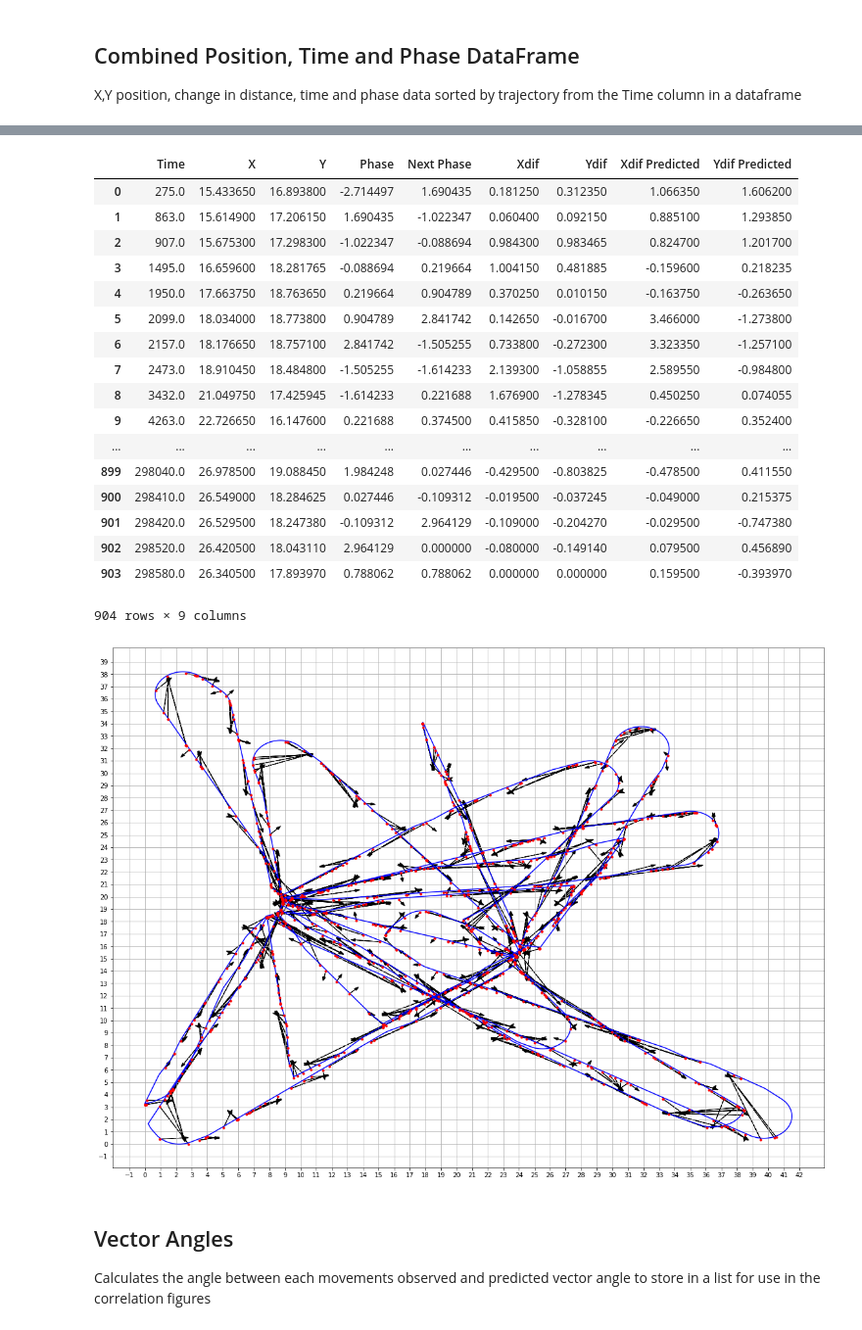
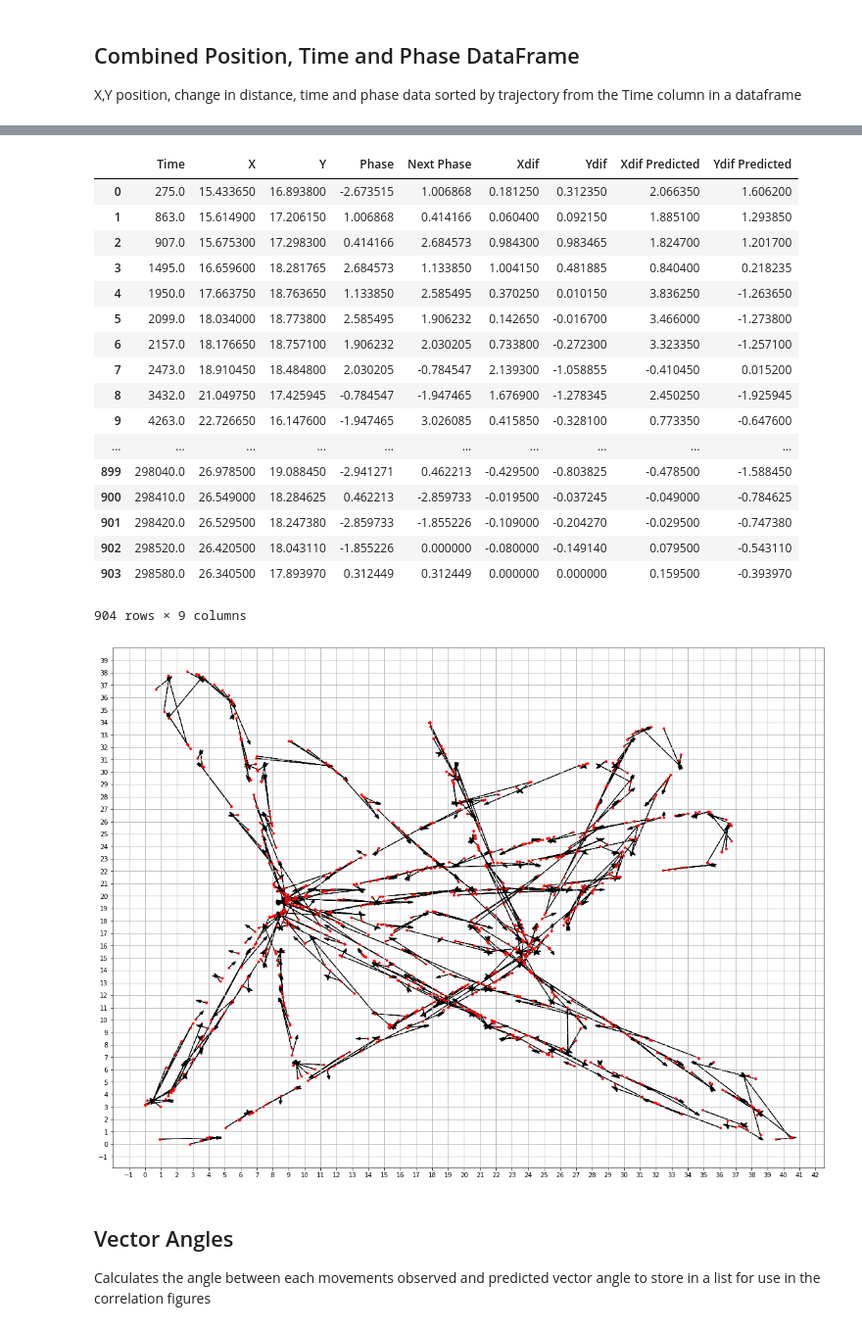
Before and after one commit to DanielHHowell/Grid-Cell, a Jupyter notebook: Grid Cell Phase Main.ipynb, the cells around one changed output, grey strips where cells are left out. Shown at 98% size. Saved outputs shown, nothing was run; the diff lists cells and outputs as text; code cells hidden in the pictures.

```diff
--- a/Grid Cell Phase Main.ipynb
+++ b/Grid Cell Phase Main.ipynb
@@ -154,0 +130,14 @@ mpm_dict
+# %%
+raw = np.loadtxt(dir+'MeanPhaseMap.csv',delimiter=',')
+
+#Flipping to align + stripping erraneous values
+MeanPhaseMap = np.flip(raw,axis=0)
+MeanPhaseMap[0]='NaN'
+MeanPhaseMap[:,-1]='NaN'
+MeanPhaseMap = MeanPhaseMap[1:-1,:-2]
+arena_size = MeanPhaseMap.shape
+
+plt.matshow(MeanPhaseMap)
+
+#To-do: reflect radians in bar
+plt.colorbar()
@@ -260,4 +231,6 @@ phase_df
 # %%
+phase_df = pd.DataFrame(MeanPhaseMap)
+
 #A padded phase map for use in edge-cases for extracting the 5x5 adjacency matrix below
 padded_phase_map = np.pad(phase_df,pad_width=2,mode='constant',constant_values=np.nan)
 padded_phase_df = pd.DataFrame(data=padded_phase_map)
@@ -312,13 +285,13 @@ def adjacent_spikes(spikes, phase):
         x = int(i[0])
         y = int(i[1])
         phases.append(phase_df.iloc[y_size - y, x])
-        vars.append(var_df.iloc[y_size - y, x])
+        #vars.append(var_df.iloc[y_size - y, x])
     phases = np.asarray(phases)
-    vars = np.asarray(vars)
-    diffs = np.abs(phases - phase)*vars
+    #vars = np.asarray(vars)
+    #diffs = np.abs(phases - phase)*vars
 
     try:
-        nearest = np.nanargmin(diffs)
+        nearest = np.nanargmin(np.abs(phases-phase))
     except:
         nearest = 0
 
@@ -387,7 +360,7 @@ if analysis_type == 'spatial':
 
 # Temporal Analysis
 if analysis_type == 'temporal':
-    predicted = [adjacent_spikes(combined[i:i+7,1:3],combined[i,4]) for i in range(len(combined))]
+    predicted = [adjacent_spikes(combined[i:i+6,1:3],combined[i,4]) for i in range(len(combined))]
     predicted_movement = np.asarray(predicted)
 
 all=np.column_stack((combined,predicted_movement))
@@ -396,38 +369,38 @@ df = pd.DataFrame(data=all, columns=['Time','X','Y','Phase','Next Phase','Xdif',
 df
 # %% [output]
 |  | Time | X | Y | Phase | Next Phase | Xdif | Ydif | Xdif Predicted | Ydif Predicted |
-| 0 | 275.0 | 15.433650 | 16.893800 | -2.714497 | 1.690435 | 0.181250 | 0.312350 | 1.066350 | 1.606200 |
-| 1 | 863.0 | 15.614900 | 17.206150 | 1.690435 | -1.022347 | 0.060400 | 0.092150 | 0.885100 | 1.293850 |
-| 2 | 907.0 | 15.675300 | 17.298300 | -1.022347 | -0.088694 | 0.984300 | 0.983465 | 0.824700 | 1.201700 |
-| 3 | 1495.0 | 16.659600 | 18.281765 | -0.088694 | 0.219664 | 1.004150 | 0.481885 | -0.159600 | 0.218235 |
-| 4 | 1950.0 | 17.663750 | 18.763650 | 0.219664 | 0.904789 | 0.370250 | 0.010150 | -0.163750 | -0.263650 |
-| 5 | 2099.0 | 18.034000 | 18.773800 | 0.904789 | 2.841742 | 0.142650 | -0.016700 | 3.466000 | -1.273800 |
-| 6 | 2157.0 | 18.176650 | 18.757100 | 2.841742 | -1.505255 | 0.733800 | -0.272300 | 3.323350 | -1.257100 |
-| 7 | 2473.0 | 18.910450 | 18.484800 | -1.505255 | -1.614233 | 2.139300 | -1.058855 | 2.589550 | -0.984800 |
-| 8 | 3432.0 | 21.049750 | 17.425945 | -1.614233 | 0.221688 | 1.676900 | -1.278345 | 0.450250 | 0.074055 |
-| 9 | 4263.0 | 22.726650 | 16.147600 | 0.221688 | 0.374500 | 0.415850 | -0.328100 | -0.226650 | 0.352400 |
+| 0 | 275.0 | 15.433650 | 16.893800 | -2.673515 | 1.006868 | 0.181250 | 0.312350 | 2.066350 | 1.606200 |
+| 1 | 863.0 | 15.614900 | 17.206150 | 1.006868 | 0.414166 | 0.060400 | 0.092150 | 1.885100 | 1.293850 |
+| 2 | 907.0 | 15.675300 | 17.298300 | 0.414166 | 2.684573 | 0.984300 | 0.983465 | 1.824700 | 1.201700 |
+| 3 | 1495.0 | 16.659600 | 18.281765 | 2.684573 | 1.133850 | 1.004150 | 0.481885 | 0.840400 | 0.218235 |
+| 4 | 1950.0 | 17.663750 | 18.763650 | 1.133850 | 2.585495 | 0.370250 | 0.010150 | 3.836250 | -1.263650 |
+| 5 | 2099.0 | 18.034000 | 18.773800 | 2.585495 | 1.906232 | 0.142650 | -0.016700 | 3.466000 | -1.273800 |
+| 6 | 2157.0 | 18.176650 | 18.757100 | 1.906232 | 2.030205 | 0.733800 | -0.272300 | 3.323350 | -1.257100 |
+| 7 | 2473.0 | 18.910450 | 18.484800 | 2.030205 | -0.784547 | 2.139300 | -1.058855 | -0.410450 | 0.015200 |
+| 8 | 3432.0 | 21.049750 | 17.425945 | -0.784547 | -1.947465 | 1.676900 | -1.278345 | 2.450250 | -1.925945 |
+| 9 | 4263.0 | 22.726650 | 16.147600 | -1.947465 | 3.026085 | 0.415850 | -0.328100 | 0.773350 | -0.647600 |
 | ... | ... | ... | ... | ... | ... | ... | ... | ... | ... |
-| 899 | 298040.0 | 26.978500 | 19.088450 | 1.984248 | 0.027446 | -0.429500 | -0.803825 | -0.478500 | 0.411550 |
-| 900 | 298410.0 | 26.549000 | 18.284625 | 0.027446 | -0.109312 | -0.019500 | -0.037245 | -0.049000 | 0.215375 |
-| 901 | 298420.0 | 26.529500 | 18.247380 | -0.109312 | 2.964129 | -0.109000 | -0.204270 | -0.029500 | -0.747380 |
-| 902 | 298520.0 | 26.420500 | 18.043110 | 2.964129 | 0.000000 | -0.080000 | -0.149140 | 0.079500 | 0.456890 |
-| 903 | 298580.0 | 26.340500 | 17.893970 | 0.788062 | 0.788062 | 0.000000 | 0.000000 | 0.159500 | -0.393970 |
+| 899 | 298040.0 | 26.978500 | 19.088450 | -2.941271 | 0.462213 | -0.429500 | -0.803825 | -0.478500 | -1.588450 |
+| 900 | 298410.0 | 26.549000 | 18.284625 | 0.462213 | -2.859733 | -0.019500 | -0.037245 | -0.049000 | -0.784625 |
+| 901 | 298420.0 | 26.529500 | 18.247380 | -2.859733 | -1.855226 | -0.109000 | -0.204270 | -0.029500 | -0.747380 |
+| 902 | 298520.0 | 26.420500 | 18.043110 | -1.855226 | 0.000000 | -0.080000 | -0.149140 | 0.079500 | -0.543110 |
+| 903 | 298580.0 | 26.340500 | 17.893970 | 0.312449 | 0.312449 | 0.000000 | 0.000000 | 0.159500 | -0.393970 |
 904 rows × 9 columns
 # %%
 plt.rcParams['figure.figsize'] = [20, 15]
 ax = plt.subplot()
-plt.plot(xyPos[:,0]/2, xyPos[:,1]/2, color='b')
+#plt.plot(xyPos[:,0]/2, xyPos[:,1]/2, color='b')
 plt.plot(scaled_XY[:,0], scaled_XY[:,1], '.', color='r', markersize=6)
 for index, row in df.iterrows():
     # if (row['Xdif Predicted']>0) or (row['Ydif Predicted']>0):
     plt.arrow(row['X'], row['Y'], row['Xdif Predicted'], row['Ydif Predicted'],
                 head_width=0.2, color='black')
 
 ax.set_xticks(np.arange(scaled_XY[:,0].min()-1,scaled_XY[:,0].max()+2))
 ax.set_yticks(np.arange(scaled_XY[:,1].min()-1,scaled_XY[:,1].max()+1))
 ax.grid()
 # %% [output]
-[figure, old version]
+[figure, new version]
 # %% [markdown]
 ## Vector Angles
 
```
Also changed, not shown: parts of 11 cells of this notebook.
